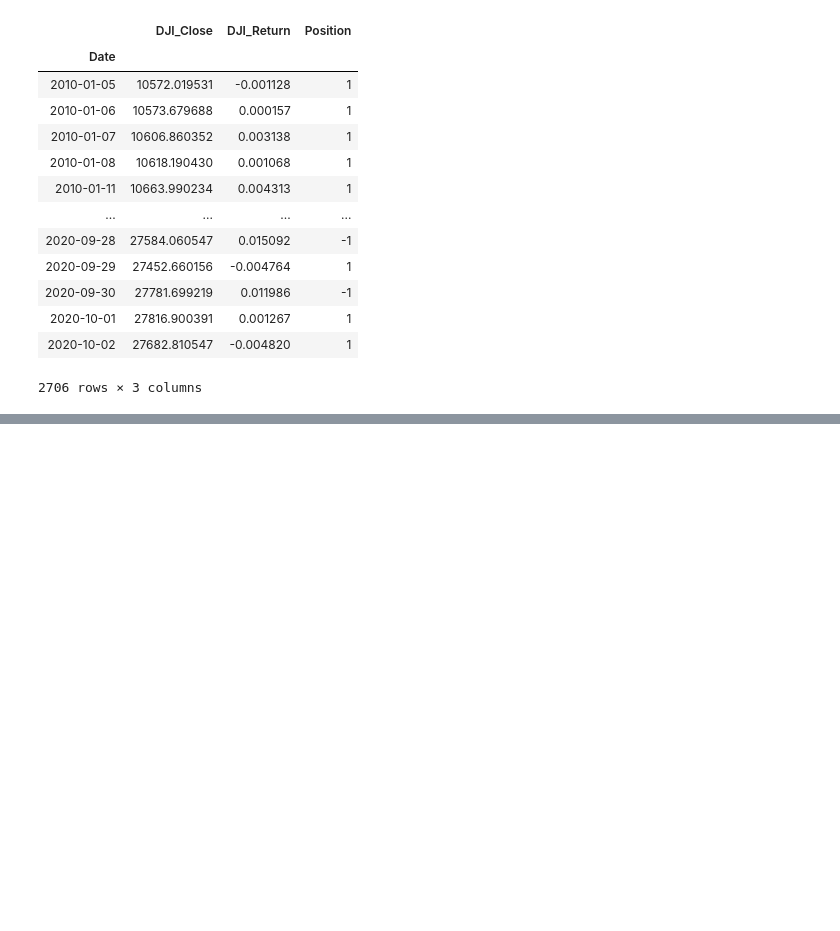
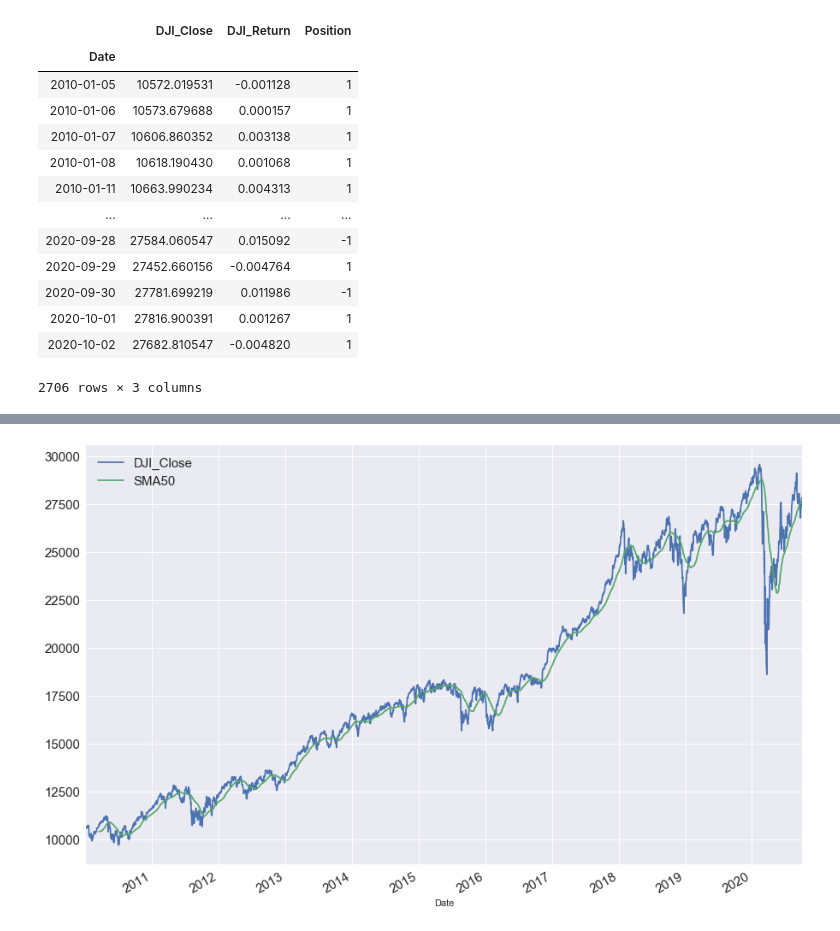
Before and after one commit to Dantarshi/DJI--Trading-Strategies-, a Jupyter notebook: DJI Strategy.ipynb, the cells around one changed output, grey strips where cells are left out. Saved outputs shown, nothing was run; the diff lists cells and outputs as text; code cells hidden in the pictures; blank space fills up the shorter version.

```diff
--- a/DJI Strategy.ipynb
+++ b/DJI Strategy.ipynb
@@ -793,0 +938,10 @@ df_f
+# %%
+# adding the sma20 to our frame
+df_s["SMA50"] = df_s.DJI_Close.rolling(window = 50).mean()
+# %%
+# plotting the dji and sma50
+df_s[["DJI_Close", "SMA50"]].plot(figsize = (15,10), fontsize = 15)
+plt.legend(fontsize = 15)
+plt.show()
+# %% [output]
+[figure, added]
```
Also changed, not shown: parts of 18 cells of this notebook.
